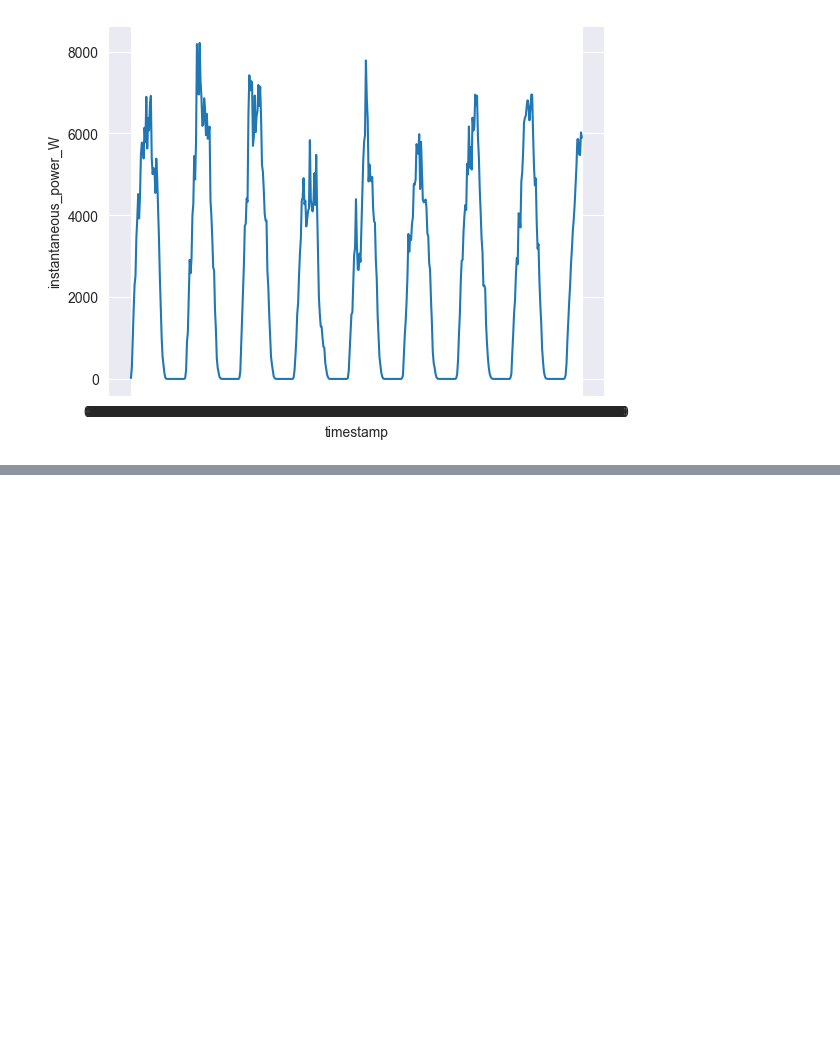
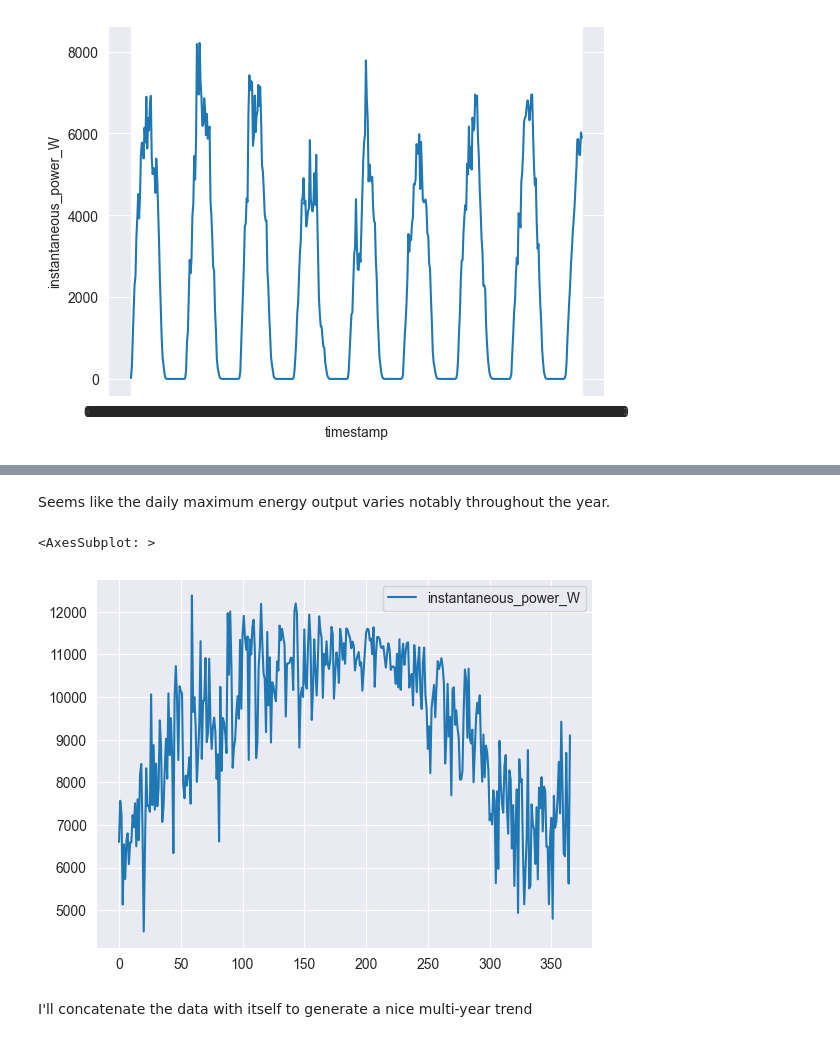
Before and after one commit to WAT-ai/open-climate-fix-project, a Jupyter notebook: eda/seasonality.ipynb, the cells around one changed output, grey strips where cells are left out. Saved outputs shown, nothing was run; the diff lists cells and outputs as text; code cells hidden in the pictures; blank space fills up the shorter version.

```diff
--- a/eda/seasonality.ipynb
+++ b/eda/seasonality.ipynb
@@ -205,0 +207,4 @@ sns.lineplot(pv_output[:500])
+# %%
+pv_output = pv_output.reset_index()
+pv_output['timestamp'] = pv_output['timestamp'].apply(lambda t: t[:5])
+pv_output.head()
@@ -205,0 +218,11 @@ sns.lineplot(pv_output[:500])
+# %%
+daily_max = pv_output.groupby('timestamp')['instantaneous_power_W'].apply(lambda n: n.nlargest(5).mean())
+# %% [markdown]
+Seems like the daily maximum energy output varies notably throughout the year.
+# %%
+sns.lineplot(daily_max.reset_index())
+# %% [output]
+<AxesSubplot: >
+[figure, added]
+# %% [markdown]
+I'll concatenate the data with itself to generate a nice multi-year trend
```
Also changed, not shown: parts of 22 cells of this notebook.
